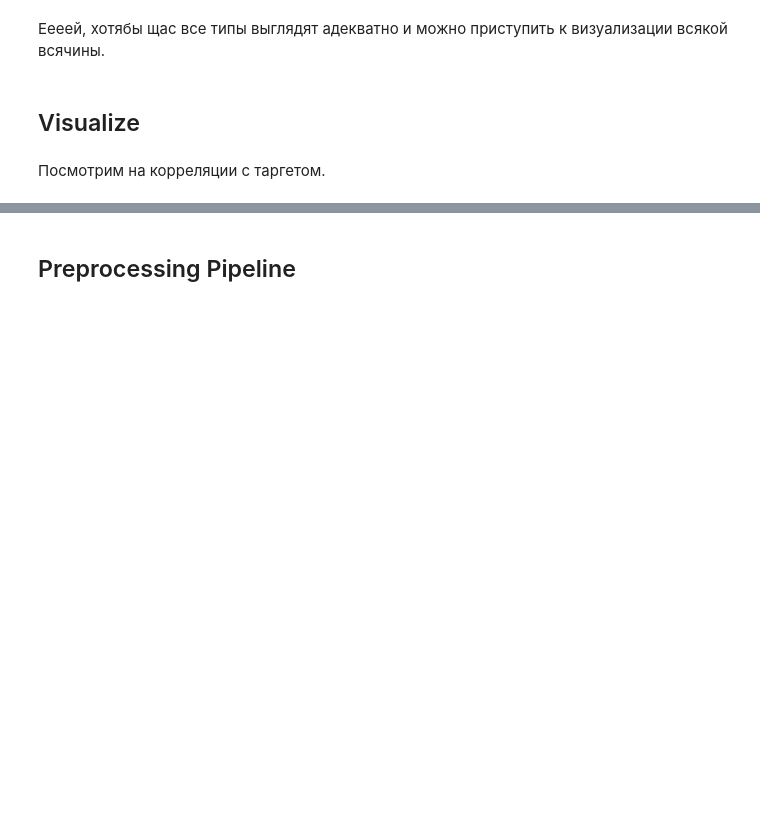
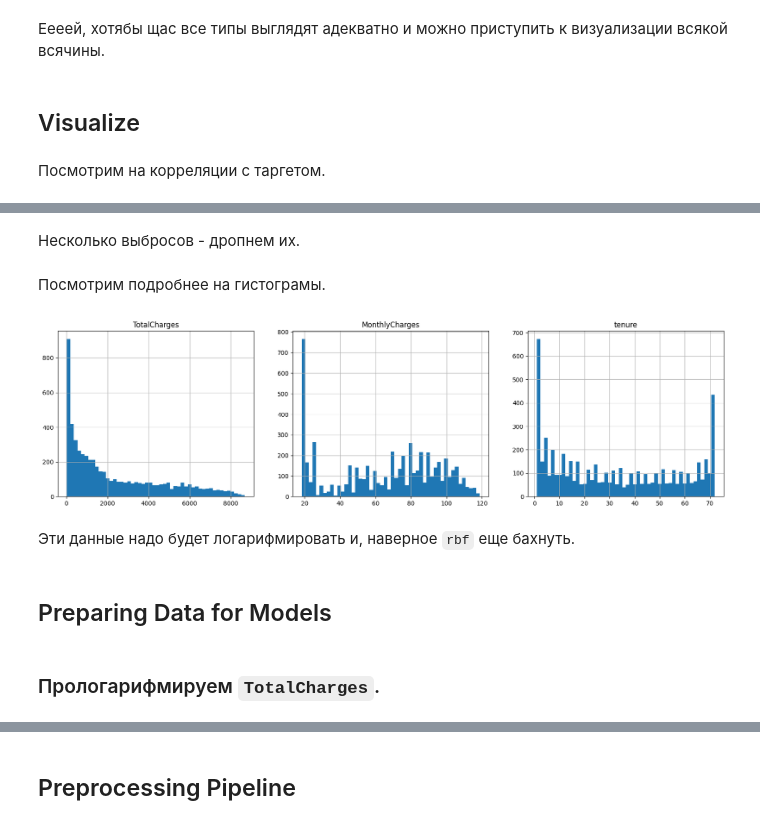
Before and after one commit to rezect/customer-churn-prediction, a Jupyter notebook: notebooks/01_eda.ipynb, the cells around one changed output, grey strips where cells are left out. Drawn from its saved outputs; the diff is of its cells as text; code cells hidden in the pictures; blank space fills up the shorter version.

Commit message:
Full Pipeline, надо дорабатывать

```diff
--- a/notebooks/01_eda.ipynb
+++ b/notebooks/01_eda.ipynb
@@ -256,0 +282,29 @@ Name: Churn, dtype: float64
+# %% [markdown]
+Несколько выбросов - дропнем их.
+# %%
+drop_idxs = telco[
+    (telco["tenure"] == 0) & (telco["TotalCharges"] > 1000)
+].index
+telco = telco.drop(drop_idxs)
+# %% [markdown]
+Посмотрим подробнее на гистограмы.
+# %%
+fig, axis = plt.subplots(1, 3, figsize=(20, 5))
+
+telco["TotalCharges"].hist(bins=50, ax=axis[0])
+telco["MonthlyCharges"].hist(bins=50, ax=axis[1])
+telco["tenure"].hist(bins=50, ax=axis[2])
+
+axis[0].set_title("TotalCharges")
+axis[1].set_title("MonthlyCharges")
+axis[2].set_title("tenure")
+
+plt.show()
+# %% [output]
+[figure, added]
+# %% [markdown]
+Эти данные надо будет логарифмировать и, наверное `rbf` еще бахнуть.
+# %% [markdown]
+## Preparing Data for Models
+# %% [markdown]
+### Прологарифмируем `TotalCharges`.
```
Also changed, not shown: parts of 25 cells of this notebook.
